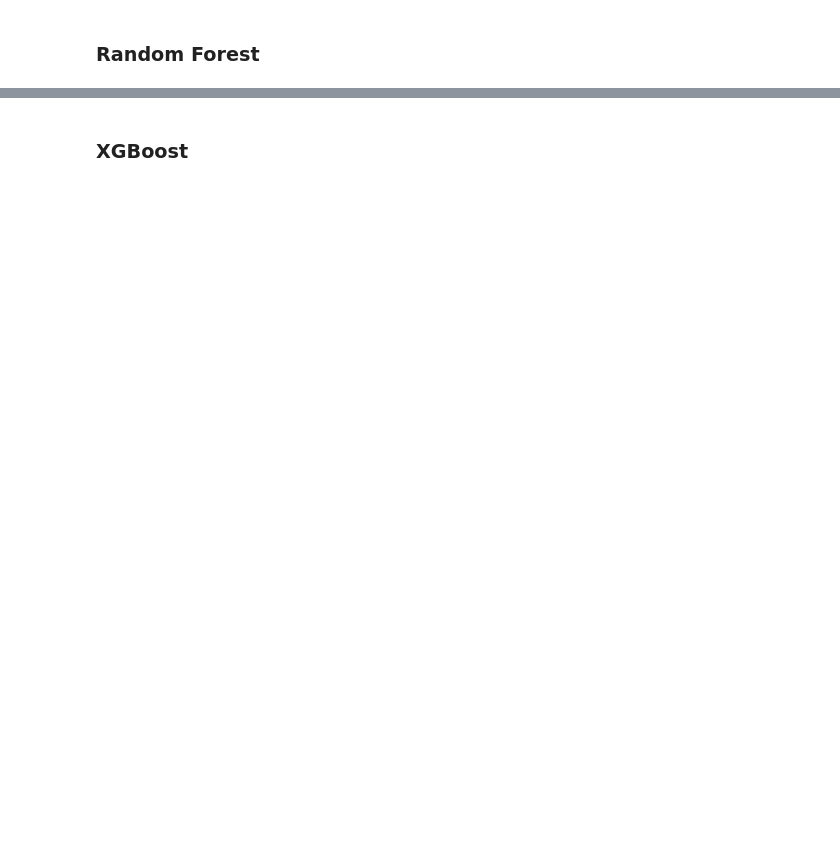
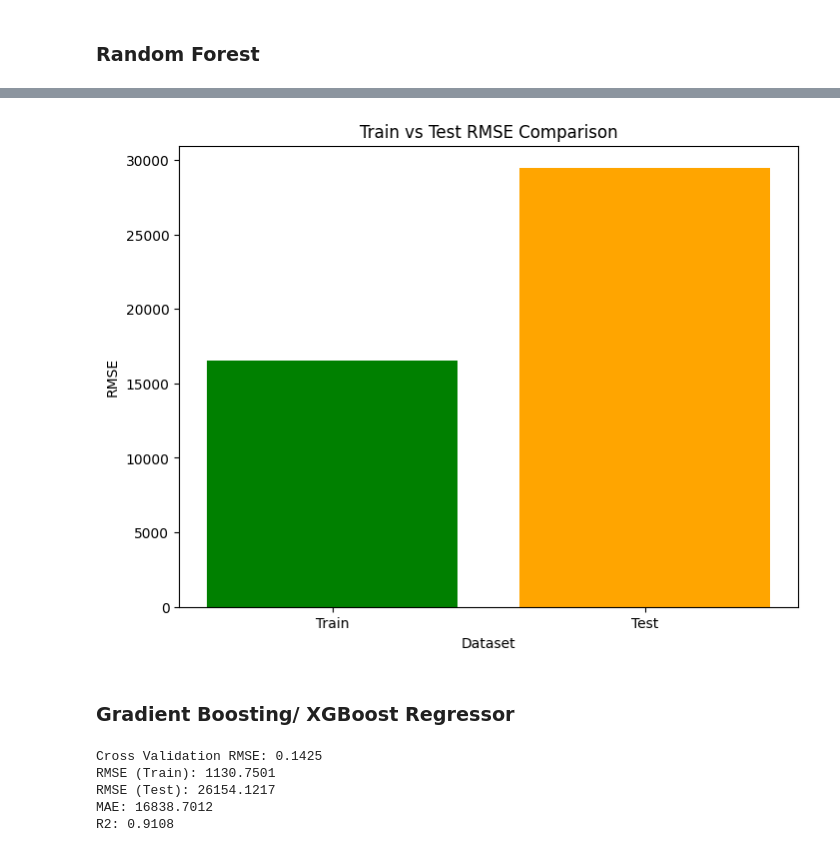
Before and after one commit to Graceyujung/Kaggle, a Jupyter notebook: Kaggle/housing_prices/main.ipynb, the cells around one changed output, grey strips where cells are left out. Cells and saved outputs as stored; diff of their text form; code cells hidden in the pictures; blank space fills up the shorter version.

```diff
--- a/Kaggle/housing_prices/main.ipynb
+++ b/Kaggle/housing_prices/main.ipynb
@@ -611,0 +895,17 @@ print(feature_importance)
+# %%
+from scipy.stats import randint
+from sklearn.model_selection import RandomizedSearchCV
+
+param_dist = {
+    'n_estimators': [100, 200, 300],
+    'max_depth': [None, 10, 20, 30, 40],
+    'min_samples_split': [2, 5, 10, 15],
+    'min_samples_leaf': [1, 2, 4, 6],
+    'max_features': ['sqrt', 'log2', None]
+}
+
+rs = RandomizedSearchCV(estimator=rf, param_distributions=param_dist, scoring='neg_root_mean_squared_error', cv=5, n_jobs=-1, verbose=2)
+rs.fit(X_train, Y_log)
+
+best_rf = rs.best_estimator_
+best_rf
@@ -611,0 +916,2 @@ print(feature_importance)
+# %%
+train_rmse, rmse, Y_log = evaluate_model(best_rf, X_train, X_test, Y_train, Y_test)
@@ -612,2 +932,17 @@ print(feature_importance)
+# %%
+plot_performance(train_rmse, rmse)
+# %% [output]
+[figure, added]
 # %% [markdown]
-### XGBoost
+### Gradient Boosting/ XGBoost Regressor
+# %%
+from xgboost import XGBRegressor
+
+xgb = XGBRegressor(n_estimators=100, random_state=42)
+train_rmse, rmse, Y_log = evaluate_model(xgb, X_train, X_test, Y_train, Y_test)
+# %% [output]
+Cross Validation RMSE: 0.1425
+RMSE (Train): 1130.7501
+RMSE (Test): 26154.1217
+MAE: 16838.7012
+R2: 0.9108
```
Also changed, not shown: parts of 60 cells of this notebook.
